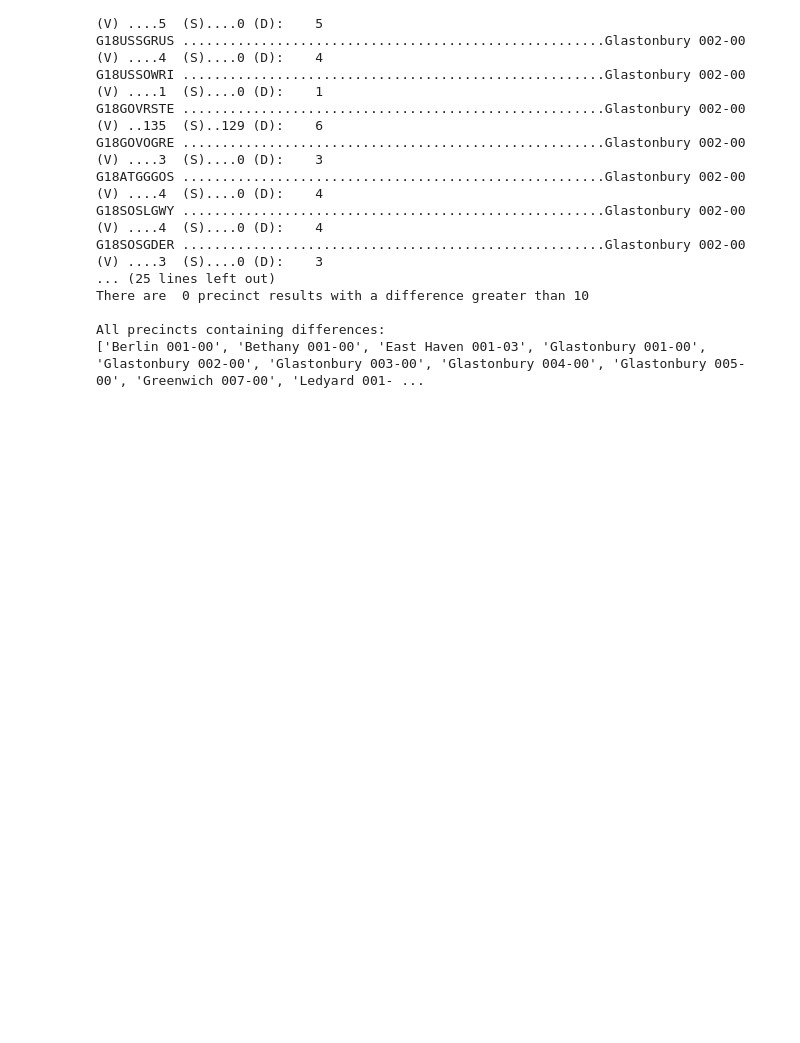
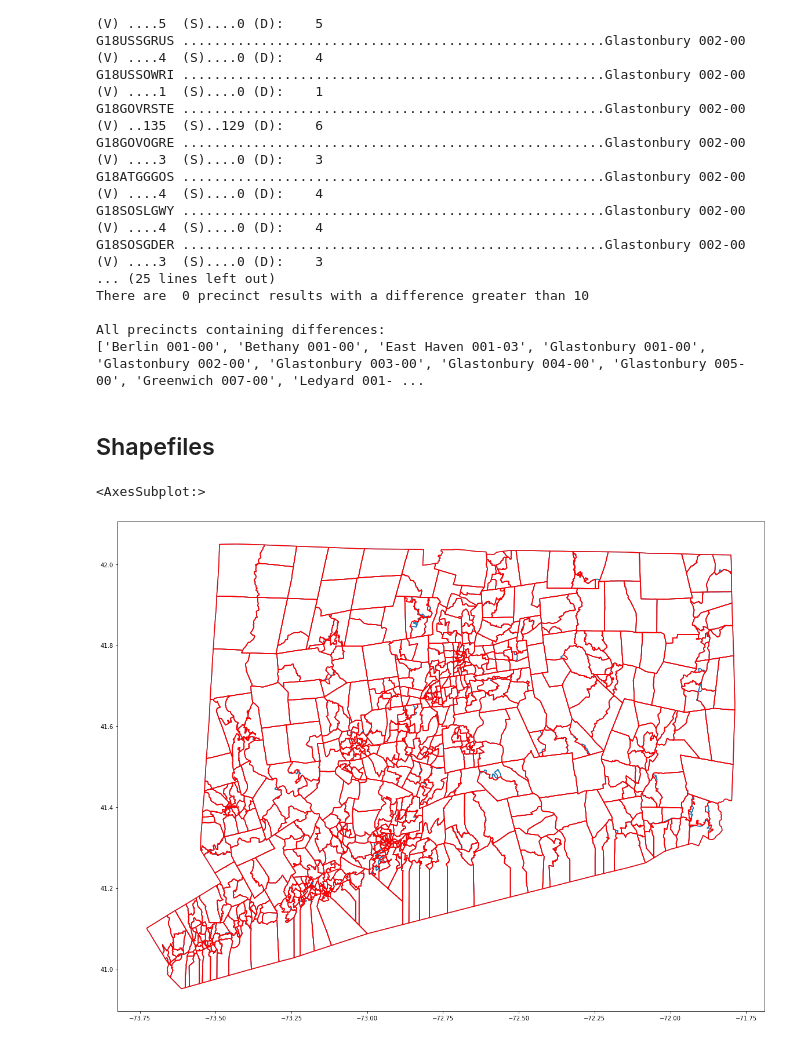
Before and after one commit to nonpartisan-redistricting-datahub/pdv-ct, a Jupyter notebook: vest-ct-18/vest-ct-18-validation.ipynb, the cells around one changed output. Saved outputs shown, nothing was run; the diff lists cells and outputs as text; code cells hidden in the pictures; blank space fills up the shorter version.

```diff
--- a/vest-ct-18/vest-ct-18-validation.ipynb
+++ b/vest-ct-18/vest-ct-18-validation.ipynb
@@ -494,5 +366,10 @@ elections_vest_id_changes_dict = dict(zip(elections_vest_id_changes["election_ID
 # %%
-new_elections_vest_id_changes_dict = {}
-for val in elections_vest_id_changes_dict:
-    if val in list(pivoted_results["NAME20"].unique()):
-        new_elections_vest_id_changes_dict[val]=elections_vest_id_changes_dict[val]
+#elections_vest_id_changes = pd.read_csv("./elections_vest_id_changes.csv")
+#elections_vest_id_changes_dict = dict(zip(elections_vest_id_changes["election_ID"],elections_vest_id_changes["vest_ID"]))
+
+# new_elections_vest_id_changes_dict = {}
+# for val in elections_vest_id_changes_dict:
+#     if val in list(pivoted_results["NAME20"].unique()):
+#         new_elections_vest_id_changes_dict[val]=elections_vest_id_changes_dict[val]
+
+# #print(new_elections_vest_id_changes_dict)
@@ -587,3 +468,23 @@ There are  0 precinct results with a difference greater than 10
 
 All precincts containing differences:
 ['Berlin 001-00', 'Bethany 001-00', 'East Haven 001-03', 'Glastonbury 001-00', 'Glastonbury 002-00', 'Glastonbury 003-00', 'Glastonbury 004-00', 'Glastonbury 005-00', 'Greenwich 007-00', 'Ledyard 001- ...
+# %% [markdown]
+## Shapefiles
+# %%
+#Load in the shapefiles county-by-county
+file_list = []
+for val in range(1,17,2):
+    val_string = str(val).zfill(2)
+    file_loc = "./raw-from-source/Shapefiles/partnership_shapefiles_19v2_090"+val_string+"/PVS_19_v2_vtd_090"+val_string+".shp"
+    file = gp.read_file(file_loc)
+    file_list.append(file)
+# %%
+#Combine into one GeoDataFrame
+shapefiles = gp.GeoDataFrame(pd.concat(file_list))
+# %%
+#Take a quick look to see how it compares with VEST's shapes
+ax = shapefiles.boundary.plot(figsize=(20,20))
+vest_ct_18.boundary.plot(ax=ax,color="red")
+# %% [output]
+<AxesSubplot:>
+[figure, added]
```
Also changed, not shown: parts of 40 cells of this notebook.
